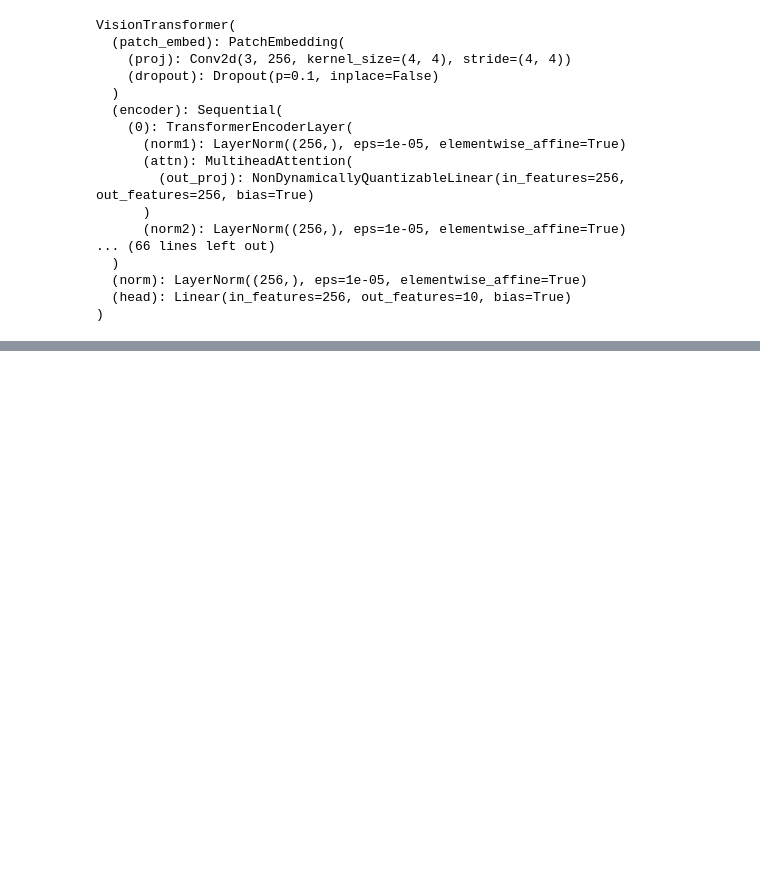
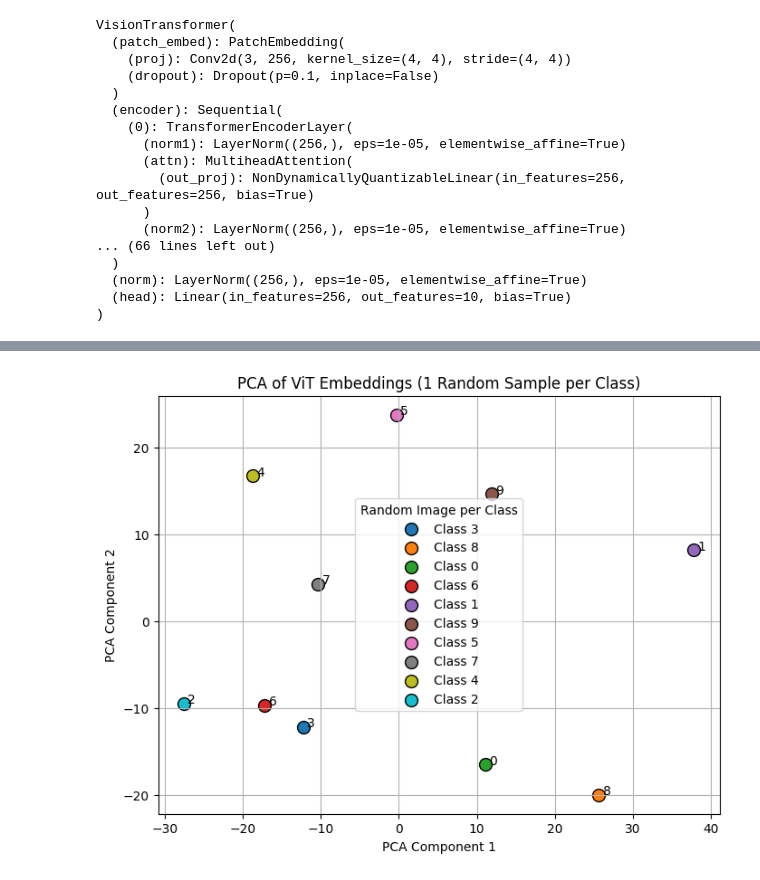
Before and after one commit to ham952/ViT, a Jupyter notebook: ViT_finetuning.ipynb, the cells around one changed output, grey strips where cells are left out. Cells and saved outputs as stored; diff of their text form; code cells hidden in the pictures; blank space fills up the shorter version.

```diff
--- a/ViT_finetuning.ipynb
+++ b/ViT_finetuning.ipynb
@@ -289,0 +491,54 @@ for param in pytorch_model.head.parameters():
+# %%
+import torch
+import numpy as np
+import matplotlib.pyplot as plt
+from sklearn.decomposition import PCA
+from torch.utils.data import DataLoader, Subset
+from collections import defaultdict
+import random
+
+# Ensure randomness per run
+random.seed()
+
+# Step 1: Group image indices by class
+class_to_indices = defaultdict(list)
+
+for idx in range(len(test_dataset)):
+    _, label = test_dataset[idx]
+    class_to_indices[label].append(idx)
+
+# Step 2: Randomly pick one index per class
+selected_indices = [random.choice(indices) for indices in class_to_indices.values()]
+
+# Step 3: Create a Subset loader with selected images
+subset = Subset(test_dataset, selected_indices)
+subset_loader = DataLoader(subset, batch_size=len(selected_indices), shuffle=False)
+
+# Step 4: Get embeddings for the selected images
+pytorch_model.eval()
+with torch.no_grad():
+    for x, y in subset_loader:
+        x, y = x.to(device), y.to(device)
+        embeddings = pytorch_model(x)  # assuming head = nn.Identity()
+
+# Step 5: PCA
+embeddings_np = embeddings.cpu().numpy()
+labels_np = y.cpu().numpy()
+
+pca = PCA(n_components=2)
+reduced = pca.fit_transform(embeddings_np)
+
+# Step 6: Plot
+plt.figure(figsize=(8, 6))
+for i, label in enumerate(labels_np):
+    plt.scatter(reduced[i, 0], reduced[i, 1], label=f"Class {label}", s=100, edgecolors='k')
+    plt.text(reduced[i, 0] + 0.5, reduced[i, 1], str(label), fontsize=10)
+
+plt.legend(title="Random Image per Class")
+plt.title("PCA of ViT Embeddings (1 Random Sample per Class)")
+plt.xlabel("PCA Component 1")
+plt.ylabel("PCA Component 2")
+plt.grid(True)
+plt.show()
+# %% [output]
+[figure, added]
```
Also changed, not shown: parts of 23 cells of this notebook.
